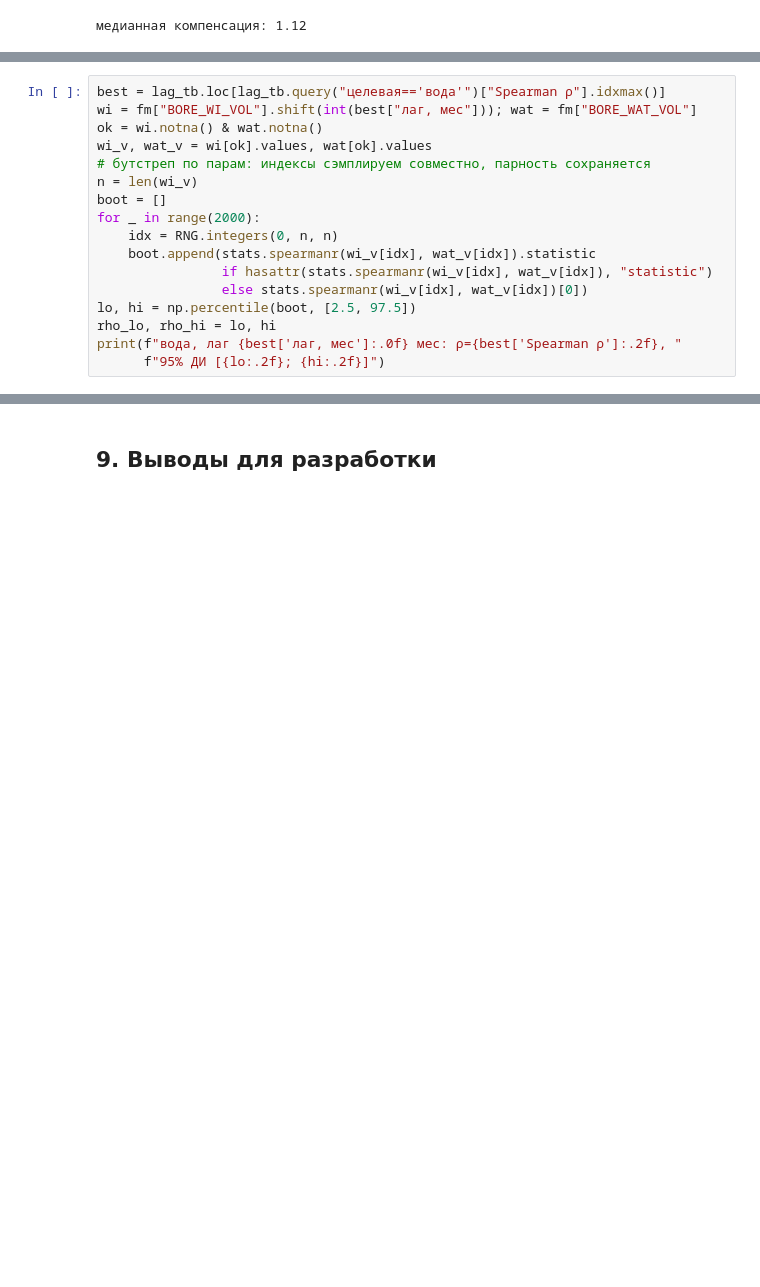
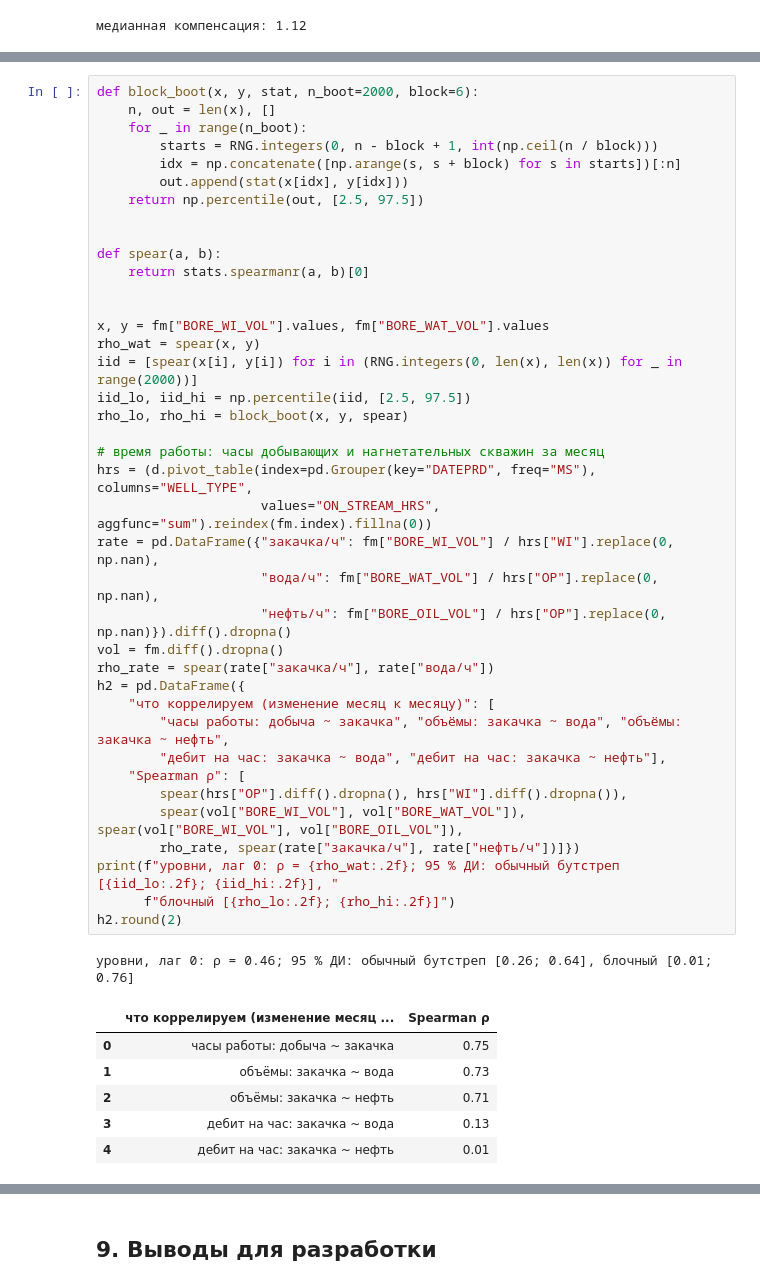
Before and after one commit to Alex91132/volve-eda, a Jupyter notebook: volve_eda.ipynb, the cells around one changed output, grey strips where cells are left out. Saved outputs shown, nothing was run; the diff lists cells and outputs as text; blank space fills up the shorter version.

```diff
--- a/volve_eda.ipynb
+++ b/volve_eda.ipynb
@@ -343,17 +397,0 @@ lag_tb.round({"Spearman ρ": 2, "p": 4})
-# %%
-best = lag_tb.loc[lag_tb.query("целевая=='вода'")["Spearman ρ"].idxmax()]
-wi = fm["BORE_WI_VOL"].shift(int(best["лаг, мес"])); wat = fm["BORE_WAT_VOL"]
-ok = wi.notna() & wat.notna()
-wi_v, wat_v = wi[ok].values, wat[ok].values
-# бутстреп по парам: индексы сэмплируем совместно, парность сохраняется
-n = len(wi_v)
-boot = []
-for _ in range(2000):
-    idx = RNG.integers(0, n, n)
-    boot.append(stats.spearmanr(wi_v[idx], wat_v[idx]).statistic
-                if hasattr(stats.spearmanr(wi_v[idx], wat_v[idx]), "statistic")
-                else stats.spearmanr(wi_v[idx], wat_v[idx])[0])
-lo, hi = np.percentile(boot, [2.5, 97.5])
-rho_lo, rho_hi = lo, hi
-print(f"вода, лаг {best['лаг, мес']:.0f} мес: ρ={best['Spearman ρ']:.2f}, "
-      f"95% ДИ [{lo:.2f}; {hi:.2f}]")
@@ -361,0 +406,47 @@ print(f"вода, лаг {best['лаг, мес']:.0f} мес: ρ={best['Spearman
+# %%
+def block_boot(x, y, stat, n_boot=2000, block=6):
+    n, out = len(x), []
+    for _ in range(n_boot):
+        starts = RNG.integers(0, n - block + 1, int(np.ceil(n / block)))
+        idx = np.concatenate([np.arange(s, s + block) for s in starts])[:n]
+        out.append(stat(x[idx], y[idx]))
+    return np.percentile(out, [2.5, 97.5])
+
+
+def spear(a, b):
+    return stats.spearmanr(a, b)[0]
+
+
+x, y = fm["BORE_WI_VOL"].values, fm["BORE_WAT_VOL"].values
+rho_wat = spear(x, y)
+iid = [spear(x[i], y[i]) for i in (RNG.integers(0, len(x), len(x)) for _ in range(2000))]
+iid_lo, iid_hi = np.percentile(iid, [2.5, 97.5])
+rho_lo, rho_hi = block_boot(x, y, spear)
+
+# время работы: часы добывающих и нагнетательных скважин за месяц
+hrs = (d.pivot_table(index=pd.Grouper(key="DATEPRD", freq="MS"), columns="WELL_TYPE",
+                     values="ON_STREAM_HRS", aggfunc="sum").reindex(fm.index).fillna(0))
+rate = pd.DataFrame({"закачка/ч": fm["BORE_WI_VOL"] / hrs["WI"].replace(0, np.nan),
+                     "вода/ч": fm["BORE_WAT_VOL"] / hrs["OP"].replace(0, np.nan),
+                     "нефть/ч": fm["BORE_OIL_VOL"] / hrs["OP"].replace(0, np.nan)}).diff().dropna()
+vol = fm.diff().dropna()
+rho_rate = spear(rate["закачка/ч"], rate["вода/ч"])
+h2 = pd.DataFrame({
+    "что коррелируем (изменение месяц к месяцу)": [
+        "часы работы: добыча ~ закачка", "объёмы: закачка ~ вода", "объёмы: закачка ~ нефть",
+        "дебит на час: закачка ~ вода", "дебит на час: закачка ~ нефть"],
+    "Spearman ρ": [
+        spear(hrs["OP"].diff().dropna(), hrs["WI"].diff().dropna()),
+        spear(vol["BORE_WI_VOL"], vol["BORE_WAT_VOL"]), spear(vol["BORE_WI_VOL"], vol["BORE_OIL_VOL"]),
+        rho_rate, spear(rate["закачка/ч"], rate["нефть/ч"])]})
+print(f"уровни, лаг 0: ρ = {rho_wat:.2f}; 95 % ДИ: обычный бутстреп [{iid_lo:.2f}; {iid_hi:.2f}], "
+      f"блочный [{rho_lo:.2f}; {rho_hi:.2f}]")
+h2.round(2)
+# %% [output]
+уровни, лаг 0: ρ = 0.46; 95 % ДИ: обычный бутстреп [0.26; 0.64], блочный [0.01; 0.76]
+|  | что коррелируем (изменение месяц ... | Spearman ρ |
+| 0 | часы работы: добыча ~ закачка | 0.75 |
+| 1 | объёмы: закачка ~ вода | 0.73 |
+| 2 | объёмы: закачка ~ нефть | 0.71 |
+| 3 | дебит на час: закачка ~ вода | 0.13 |
+| 4 | дебит на час: закачка ~ нефть | 0.01 |
```
Also changed, not shown: parts of 20 cells of this notebook, 4 other files.
